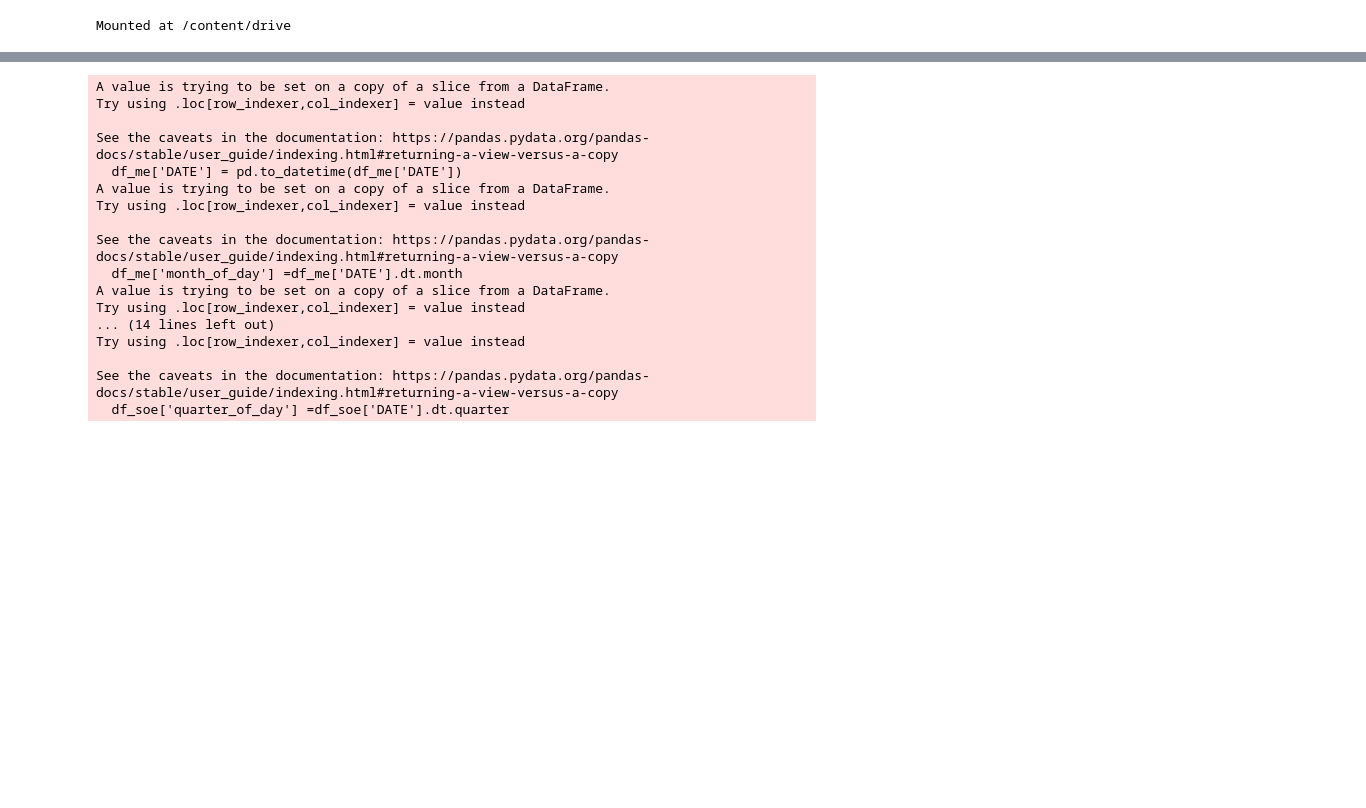
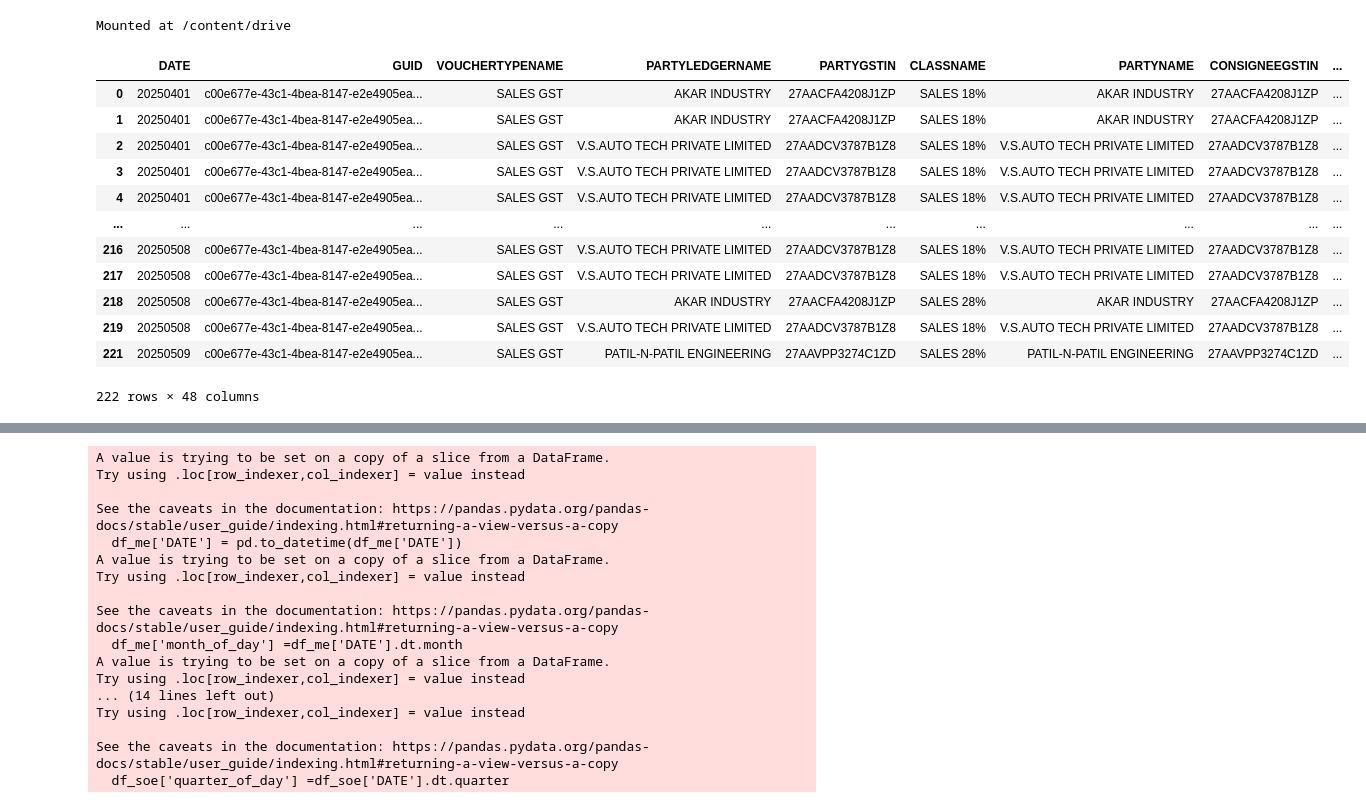
Before and after one commit to omkar-salunke/accounts, a Jupyter notebook: both_tally_daybook.ipynb, the cells around one changed output, grey strips where cells are left out. Cells and saved outputs as stored; diff of their text form; code cells hidden in the pictures; blank space fills up the shorter version.

```diff
--- a/both_tally_daybook.ipynb
+++ b/both_tally_daybook.ipynb
@@ -78,5 +78,7 @@ df_bank_match_overview_soe = df_bank_match_soe.groupby('comment').agg({'Debit':'
 df_bank_match_me = pd.read_excel("/content/drive/My Drive/2024_25/overview_account.xlsx",sheet_name='ME 2024-25')
 df_bank_match_overview_me = df_bank_match_me.groupby('comment').agg({'Debit':'sum','Credit':'sum'}).reset_index().rename(columns={'comment':'party_name'})
 # %%
-files_soe = os.listdir('/content/drive/My Drive/2024_25/SOE/')
-files_me = os.listdir('/content/drive/My Drive/2024_25/ME/')
+soe_list = '/content/drive/MyDrive/tally_export/SOE/'
+me_list = '/content/drive/MyDrive/tally_export/ME/'
+files_soe = os.listdir('/content/drive/MyDrive/tally_export/SOE/')
+files_me = os.listdir('/content/drive/MyDrive/tally_export/ME/')
@@ -83,2 +88 @@ files_me = os.listdir('/content/drive/My Drive/2024_25/ME/')
 # %%
-
@@ -86,23 +90,27 @@ req_cols = ['DATE','GUID','VOUCHERTYPENAME','PARTYLEDGERNAME','PARTYGSTIN','CLAS
 df_raw_collect_soe = pd.DataFrame()
 for xt in files_soe:
-  path_ct = '/content/drive/My Drive/2024_25/SOE/'
+  path_ct = soe_list
   xml_file = path_ct+xt
-  df_raw_f = xml_to_dataframe_vouchers(xml_file)[req_cols].reset_index(drop=True)
-  df_raw_f_ref = pd.DataFrame(df_raw_f)
+  df_raw_f = xml_to_dataframe_vouchers(xml_file)
+  df_raw_f_ref = pd.DataFrame(df_raw_f)[req_cols]
   df_raw_collect_soe = pd.concat([df_raw_collect_soe, df_raw_f_ref]).reset_index(drop=True)
-
-df_raw_soe = df_raw_collect_soe.drop_duplicates(subset='GUID', keep='first').reset_index(drop=True)
+df_raw_collect_soe
+df_raw_soe = df_raw_f_ref.drop_duplicates(subset='GUID', keep='first').reset_index(drop=True)
 df_raw_soe['date_column'] = pd.to_datetime(df_raw_soe['DATE'], format='%Y%m%d')
 df_raw_soe = df_raw_soe.sort_values('date_column')
-
-df_raw_collect_me = pd.DataFrame()
-for xt in files_me:
-  path_ct = '/content/drive/My Drive/2024_25/ME/'
-  xml_file = path_ct+xt
-  df_raw_f = xml_to_dataframe_vouchers(xml_file)[req_cols].reset_index(drop=True)
-  df_raw_f_ref = pd.DataFrame(df_raw_f)
-  df_raw_collect_me = pd.concat([df_raw_collect_me, df_raw_f_ref]).reset_index(drop=True)
-
-df_raw_me = df_raw_collect_me.drop_duplicates(subset='GUID', keep='first').reset_index(drop=True)
-df_raw_me['date_column'] = pd.to_datetime(df_raw_me['DATE'], format='%Y%m%d')
-df_raw_me = df_raw_me.sort_values('date_column')
+df_raw_soe['date_column_month'] = df_raw_soe['date_column'].dt.month
+df_raw_soe
+# %% [output]
+|  | DATE | GUID | VOUCHERTYPENAME | PARTYLEDGERNAME | PARTYGSTIN | CLASSNAME | PARTYNAME | CONSIGNEEGSTIN | ... |
+| 0 | 20250401 | c00e677e-43c1-4bea-8147-e2e4905ea... | SALES GST | AKAR INDUSTRY | 27AACFA4208J1ZP | SALES 18% | AKAR INDUSTRY | 27AACFA4208J1ZP | ... |
+| 1 | 20250401 | c00e677e-43c1-4bea-8147-e2e4905ea... | SALES GST | AKAR INDUSTRY | 27AACFA4208J1ZP | SALES 18% | AKAR INDUSTRY | 27AACFA4208J1ZP | ... |
+| 2 | 20250401 | c00e677e-43c1-4bea-8147-e2e4905ea... | SALES GST | V.S.AUTO TECH PRIVATE LIMITED | 27AADCV3787B1Z8 | SALES 18% | V.S.AUTO TECH PRIVATE LIMITED | 27AADCV3787B1Z8 | ... |
+| 3 | 20250401 | c00e677e-43c1-4bea-8147-e2e4905ea... | SALES GST | V.S.AUTO TECH PRIVATE LIMITED | 27AADCV3787B1Z8 | SALES 18% | V.S.AUTO TECH PRIVATE LIMITED | 27AADCV3787B1Z8 | ... |
+| 4 | 20250401 | c00e677e-43c1-4bea-8147-e2e4905ea... | SALES GST | V.S.AUTO TECH PRIVATE LIMITED | 27AADCV3787B1Z8 | SALES 18% | V.S.AUTO TECH PRIVATE LIMITED | 27AADCV3787B1Z8 | ... |
+| ... | ... | ... | ... | ... | ... | ... | ... | ... | ... |
+| 216 | 20250508 | c00e677e-43c1-4bea-8147-e2e4905ea... | SALES GST | V.S.AUTO TECH PRIVATE LIMITED | 27AADCV3787B1Z8 | SALES 18% | V.S.AUTO TECH PRIVATE LIMITED | 27AADCV3787B1Z8 | ... |
+| 217 | 20250508 | c00e677e-43c1-4bea-8147-e2e4905ea... | SALES GST | V.S.AUTO TECH PRIVATE LIMITED | 27AADCV3787B1Z8 | SALES 18% | V.S.AUTO TECH PRIVATE LIMITED | 27AADCV3787B1Z8 | ... |
+| 218 | 20250508 | c00e677e-43c1-4bea-8147-e2e4905ea... | SALES GST | AKAR INDUSTRY | 27AACFA4208J1ZP | SALES 28% | AKAR INDUSTRY | 27AACFA4208J1ZP | ... |
+| 219 | 20250508 | c00e677e-43c1-4bea-8147-e2e4905ea... | SALES GST | V.S.AUTO TECH PRIVATE LIMITED | 27AADCV3787B1Z8 | SALES 18% | V.S.AUTO TECH PRIVATE LIMITED | 27AADCV3787B1Z8 | ... |
+| 221 | 20250509 | c00e677e-43c1-4bea-8147-e2e4905ea... | SALES GST | PATIL-N-PATIL ENGINEERING | 27AAVPP3274C1ZD | SALES 28% | PATIL-N-PATIL ENGINEERING | 27AAVPP3274C1ZD | ... |
+222 rows × 48 columns
```
Also changed, not shown: parts of 5 cells of this notebook.
